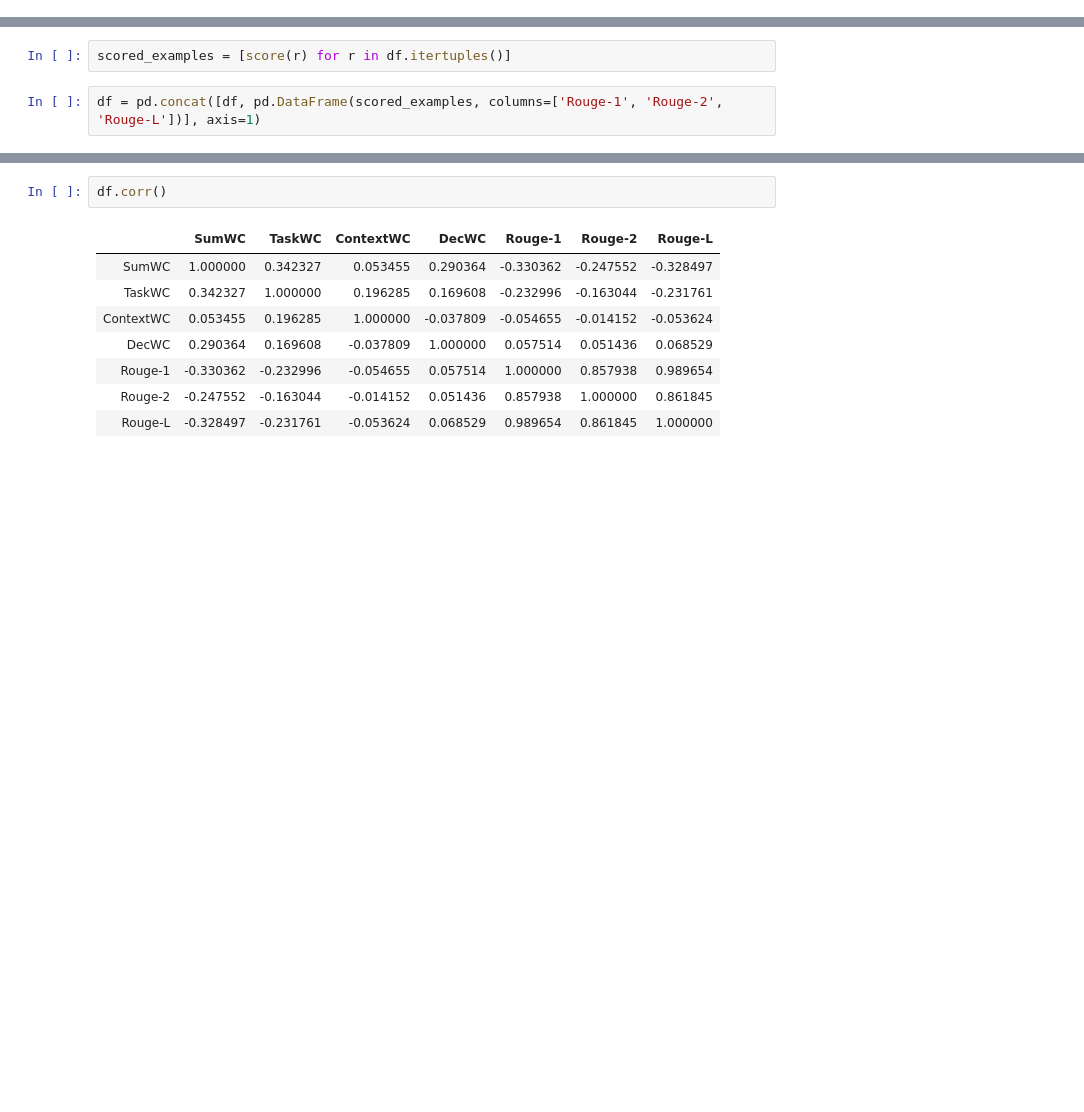
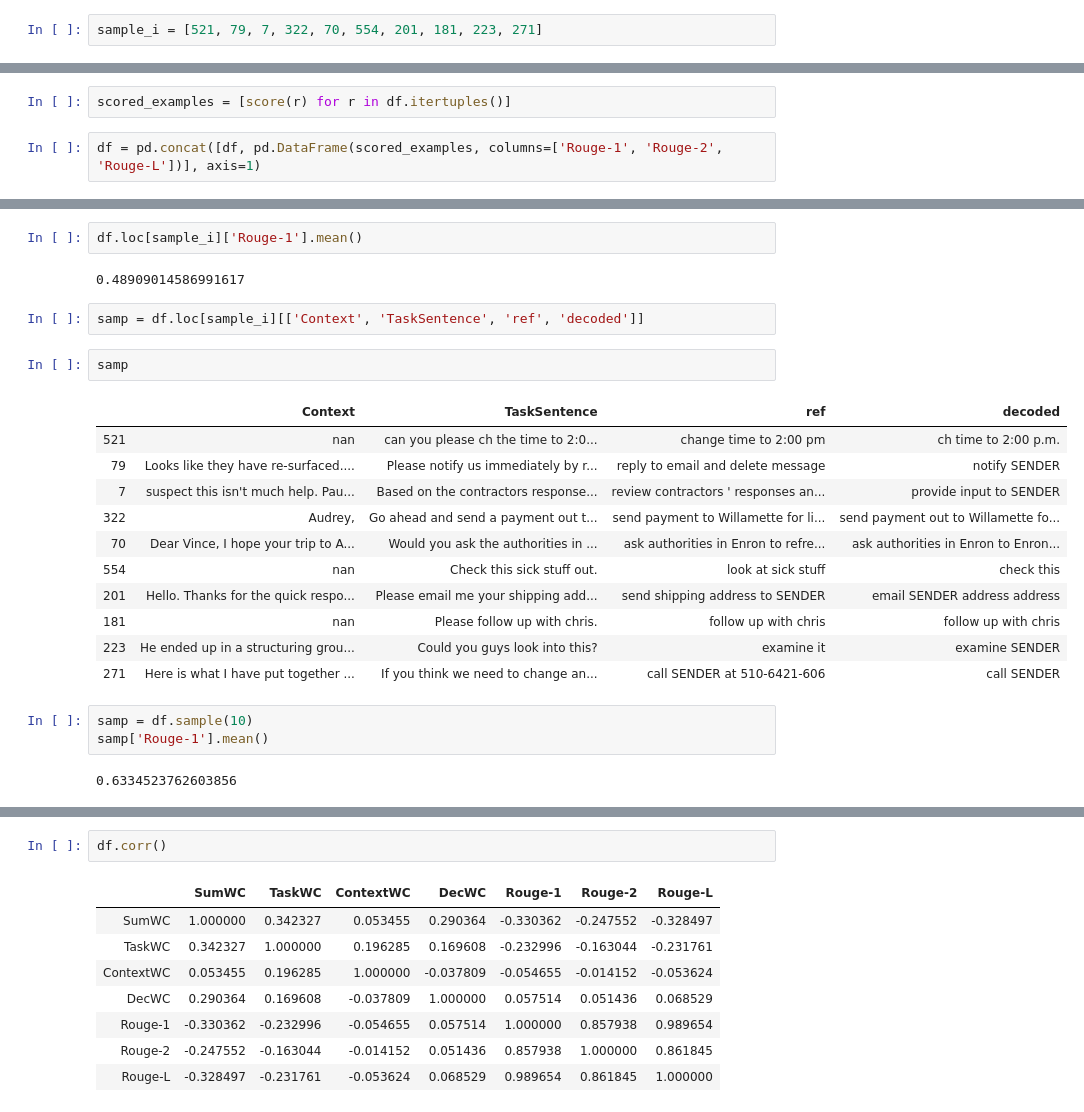
Before and after one commit to georgetao/extraction, a Jupyter notebook: LSTM_Summarizer/notebooks/SummaryAnalysis.ipynb, the cells around one changed output, grey strips where cells are left out. Drawn from its saved outputs; the diff is of its cells as text; blank space fills up the shorter version.

```diff
--- a/LSTM_Summarizer/notebooks/SummaryAnalysis.ipynb
+++ b/LSTM_Summarizer/notebooks/SummaryAnalysis.ipynb
@@ -40,3 +40,5 @@ df['DecWC'] = df['decoded'].map(count_tokens)
 df.shape
 # %% [output]
 (564, 8)
+# %%
+sample_i = [521, 79, 7, 322, 70, 554, 201, 181, 223, 271]
@@ -97,0 +103,25 @@ df[['TaskSentence', 'ref', 'decoded']].sample(10).head()
+# %%
+df.loc[sample_i]['Rouge-1'].mean()
+# %% [output]
+0.48909014586991617
+# %%
+samp = df.loc[sample_i][['Context', 'TaskSentence', 'ref', 'decoded']]
+# %%
+samp
+# %% [output]
+|  | Context | TaskSentence | ref | decoded |
+| 521 | nan | can you please ch the time to 2:0... | change time to 2:00 pm | ch time to 2:00 p.m. |
+| 79 | Looks like they have re-surfaced.... | Please notify us immediately by r... | reply to email and delete message | notify SENDER |
+| 7 | suspect this isn't much help. Pau... | Based on the contractors response... | review contractors ' responses an... | provide input to SENDER |
+| 322 | Audrey, | Go ahead and send a payment out t... | send payment to Willamette for li... | send payment out to Willamette fo... |
+| 70 | Dear Vince, I hope your trip to A... | Would you ask the authorities in ... | ask authorities in Enron to refre... | ask authorities in Enron to Enron... |
+| 554 | nan | Check this sick stuff out. | look at sick stuff | check this |
+| 201 | Hello. Thanks for the quick respo... | Please email me your shipping add... | send shipping address to SENDER | email SENDER address address |
+| 181 | nan | Please follow up with chris. | follow up with chris | follow up with chris |
+| 223 | He ended up in a structuring grou... | Could you guys look into this? | examine it | examine SENDER |
+| 271 | Here is what I have put together ... | If you think we need to change an... | call SENDER at 510-6421-606 | call SENDER |
+# %%
+samp = df.sample(10)
+samp['Rouge-1'].mean()
+# %% [output]
+0.6334523762603856
```
Also changed, not shown: parts of 5 cells of this notebook, 1 other file.
